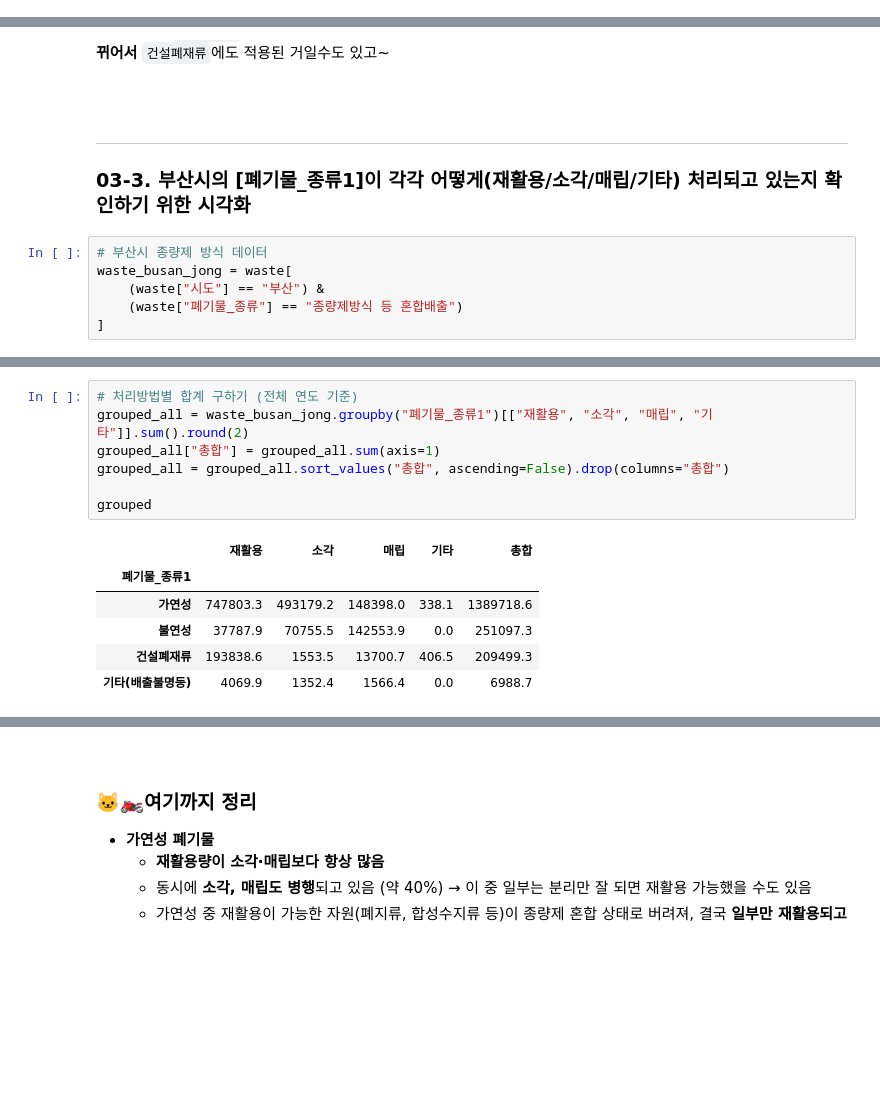
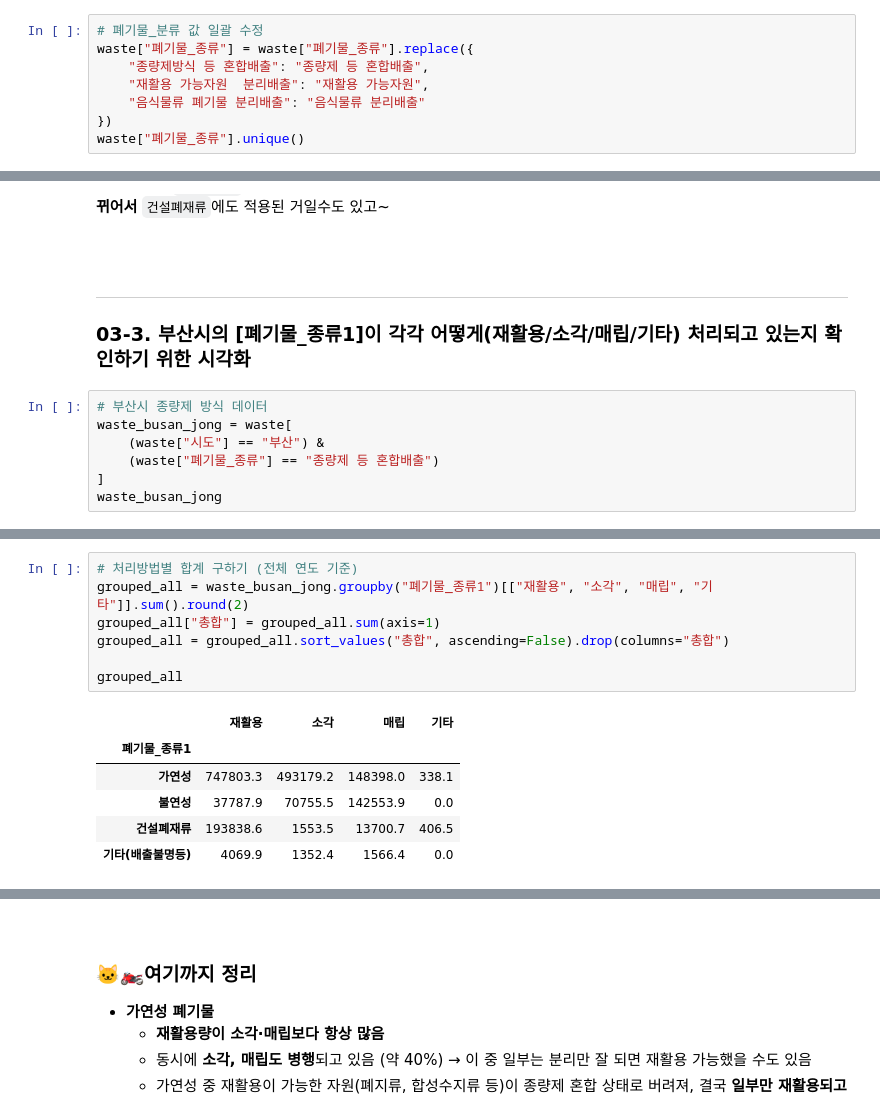
Before and after one commit to kimsang0220/Busan_Big_Data, a Jupyter notebook: KBR/3_폐기물데이터EDA.ipynb, the cells around one changed output, grey strips where cells are left out. Saved outputs shown, nothing was run; the diff lists cells and outputs as text; blank space fills up the shorter version.

```diff
--- a/KBR/3_폐기물데이터EDA.ipynb
+++ b/KBR/3_폐기물데이터EDA.ipynb
@@ -184,0 +189,8 @@ Name: 폐기물_종류2, dtype: object
+# %%
+# 폐기물_분류 값 일괄 수정
+waste["폐기물_종류"] = waste["폐기물_종류"].replace({
+    "종량제방식 등 혼합배출": "종량제 등 혼합배출",
+    "재활용 가능자원  분리배출": "재활용 가능자원",
+    "음식물류 폐기물 분리배출": "음식물류 분리배출"
+})
+waste["폐기물_종류"].unique()
@@ -643,5 +748,6 @@ plt.tight_layout()
 # 부산시 종량제 방식 데이터
 waste_busan_jong = waste[
     (waste["시도"] == "부산") &
-    (waste["폐기물_종류"] == "종량제방식 등 혼합배출")
+    (waste["폐기물_종류"] == "종량제 등 혼합배출")
 ]
+waste_busan_jong
@@ -648,15 +768,15 @@ waste_busan_jong = waste[
 # %%
 # 처리방법별 합계 구하기 (전체 연도 기준)
 grouped_all = waste_busan_jong.groupby("폐기물_종류1")[["재활용", "소각", "매립", "기타"]].sum().round(2)
 grouped_all["총합"] = grouped_all.sum(axis=1)
 grouped_all = grouped_all.sort_values("총합", ascending=False).drop(columns="총합")
 
-grouped
+grouped_all
 # %% [output]
-|  | 재활용 | 소각 | 매립 | 기타 | 총합 |
-| 폐기물_종류1 |  |  |  |  |  |
-| 가연성 | 747803.3 | 493179.2 | 148398.0 | 338.1 | 1389718.6 |
-| 불연성 | 37787.9 | 70755.5 | 142553.9 | 0.0 | 251097.3 |
-| 건설폐재류 | 193838.6 | 1553.5 | 13700.7 | 406.5 | 209499.3 |
-| 기타(배출불명등) | 4069.9 | 1352.4 | 1566.4 | 0.0 | 6988.7 |
+|  | 재활용 | 소각 | 매립 | 기타 |
+| 폐기물_종류1 |  |  |  |  |
+| 가연성 | 747803.3 | 493179.2 | 148398.0 | 338.1 |
+| 불연성 | 37787.9 | 70755.5 | 142553.9 | 0.0 |
+| 건설폐재류 | 193838.6 | 1553.5 | 13700.7 | 406.5 |
+| 기타(배출불명등) | 4069.9 | 1352.4 | 1566.4 | 0.0 |
 # %%
```
Also changed, not shown: parts of 16 cells of this notebook.
